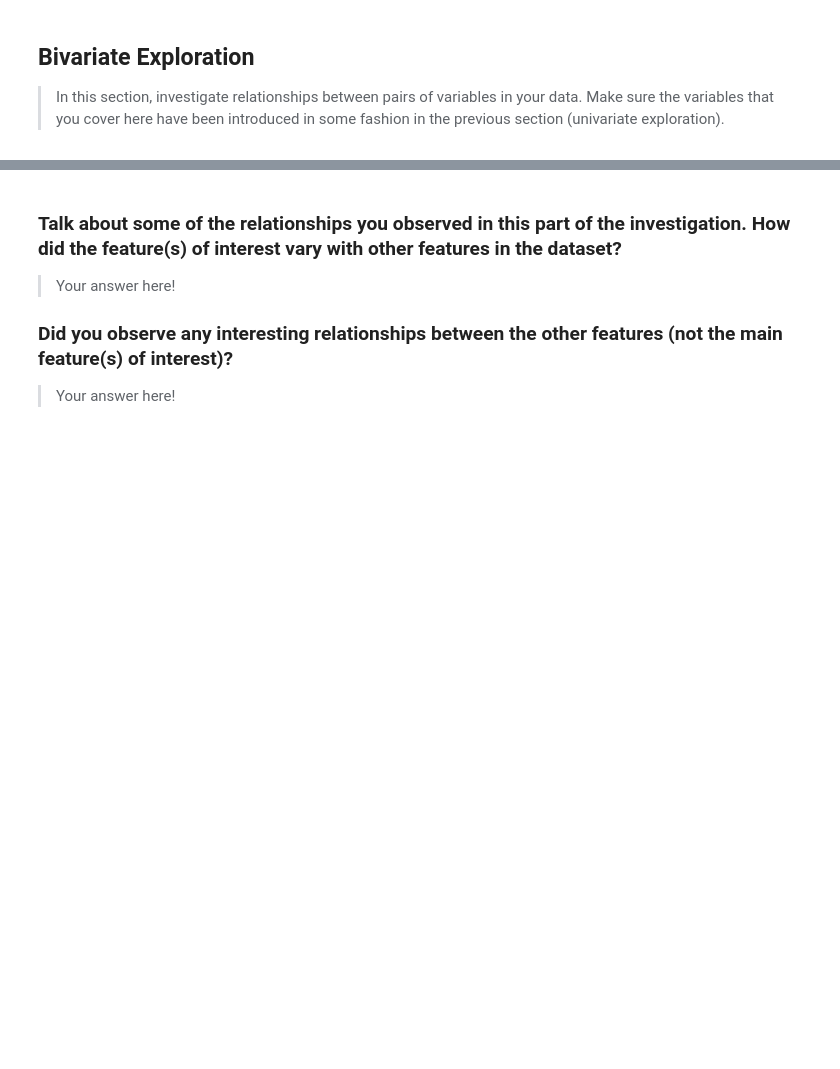
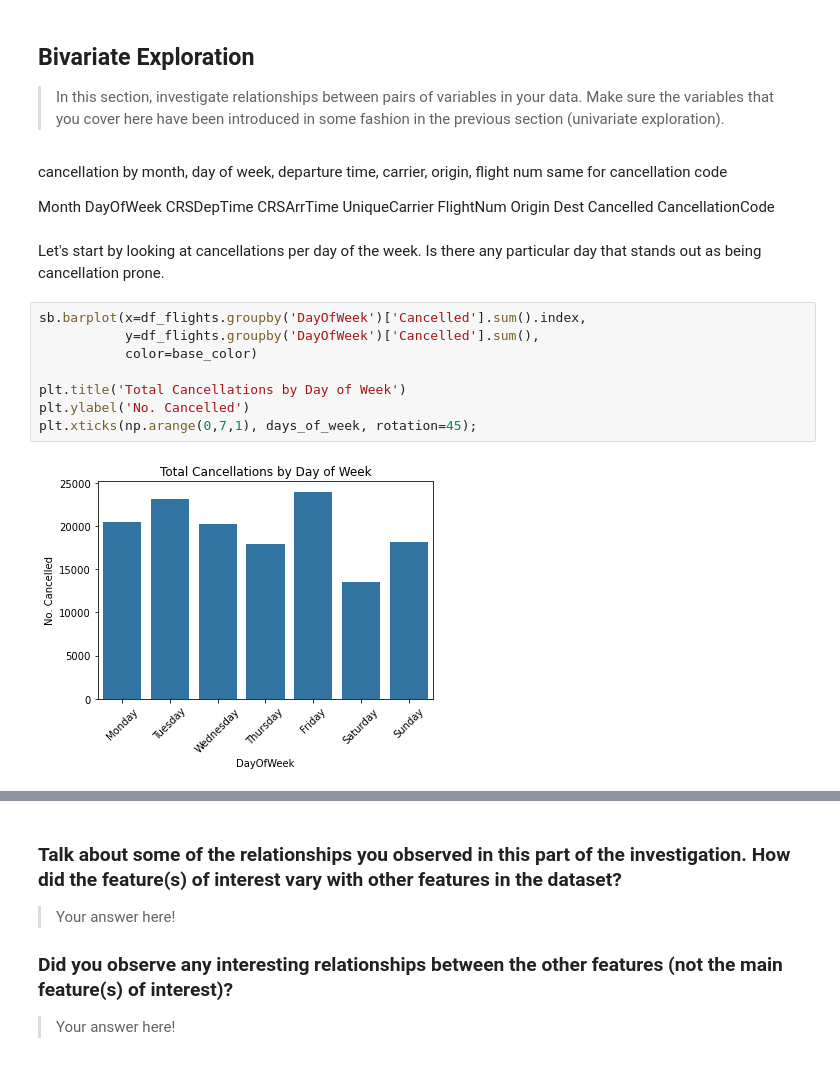
Before and after one commit to maleina/US-Flight-Data, a Jupyter notebook: flight_data_exploration.ipynb, the cells around one changed output, grey strips where cells are left out. Saved outputs shown, nothing was run; the diff lists cells and outputs as text; blank space fills up the shorter version.

Commit message:
feat: Start bivariate analysis

```diff
--- a/flight_data_exploration.ipynb
+++ b/flight_data_exploration.ipynb
@@ -752,3 +772,29 @@ Another surprise was that the top 20 airports for origins and destinations were
 > In this section, investigate relationships between pairs of variables in your
 data. Make sure the variables that you cover here have been introduced in some
 fashion in the previous section (univariate exploration).
+# %% [markdown]
+cancellation by month, day of week, departure time, carrier, origin, flight num
+same for cancellation code
+
+Month
+DayOfWeek
+CRSDepTime
+CRSArrTime
+UniqueCarrier
+FlightNum
+Origin
+Dest
+Cancelled
+CancellationCode
+# %% [markdown]
+Let's start by looking at cancellations per day of the week. Is there any particular day that stands out as being cancellation prone.
+# %%
+sb.barplot(x=df_flights.groupby('DayOfWeek')['Cancelled'].sum().index,
+           y=df_flights.groupby('DayOfWeek')['Cancelled'].sum(),
+           color=base_color)
+
+plt.title('Total Cancellations by Day of Week')
+plt.ylabel('No. Cancelled')
+plt.xticks(np.arange(0,7,1), days_of_week, rotation=45);
+# %% [output]
+[figure, added]
```
Also changed, not shown: parts of 70 cells of this notebook.
